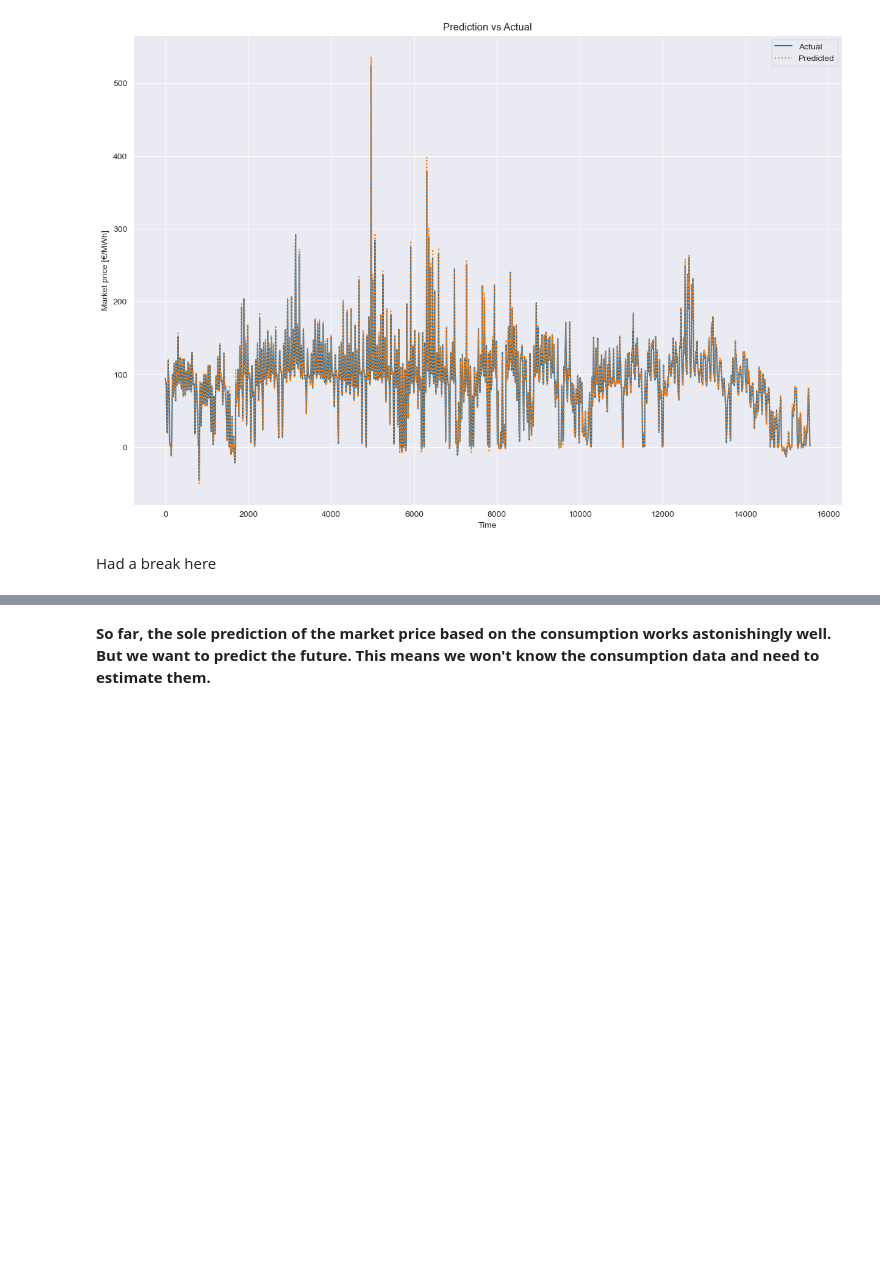
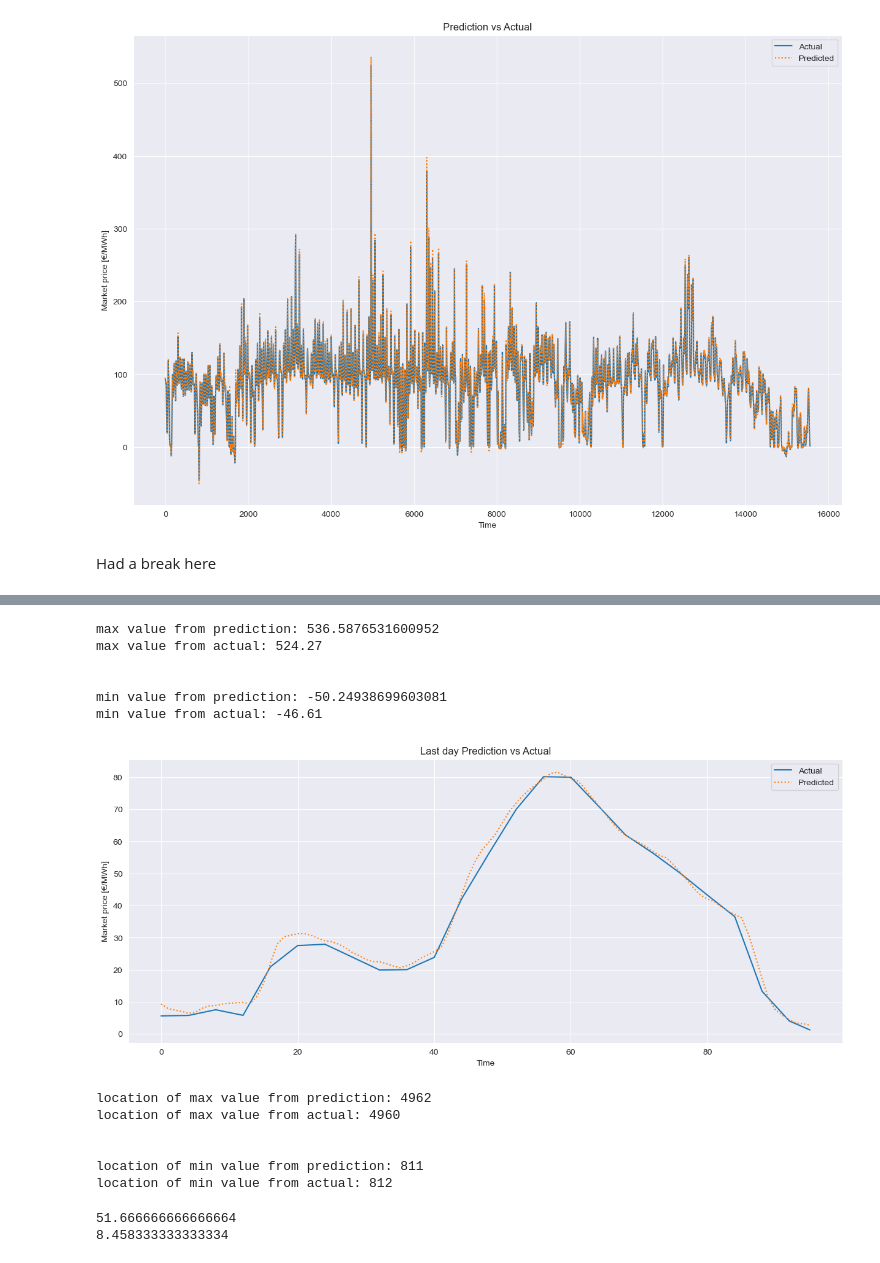
Before and after one commit to spyderroque/IBM_Advance_Data_Science, a Jupyter notebook: Energy/Notebooks/Data Modeling Sequential.ipynb, the cells around one changed output, grey strips where cells are left out. Cells and saved outputs as stored; diff of their text form; code cells hidden in the pictures; blank space fills up the shorter version.

Commit message:
Add files via upload
Update of a conclusion and what the Deep Neural Network model is predicting

```diff
--- a/Energy/Notebooks/Data Modeling Sequential.ipynb
+++ b/Energy/Notebooks/Data Modeling Sequential.ipynb
@@ -371,3 +371 @@ plt.show()
 [figure]
-# %% [markdown]
-**So far, the sole prediction of the market price based on the consumption works astonishingly well. But we want to predict the future. This means we won't know the consumption data and need to estimate them.**
@@ -380,0 +372,47 @@ for i in range(n_past, len(dataset)):
+# %%
+#let's take a closer look at the prediction
+
+print('max value from prediction:', Data_max_abs['DE']*prediction.max())
+print('max value from actual:', Data_max_abs['DE']*y_val_altered.max())
+print('\n')
+print('min value from prediction:', Data_max_abs['DE']*prediction.min())
+print('min value from actual:', Data_max_abs['DE']*y_val_altered.min())
+# %% [output]
+max value from prediction: 536.5876531600952
+max value from actual: 524.27
+
+
+min value from prediction: -50.24938699603081
+min value from actual: -46.61
+# %%
+plt.figure(figsize=(15,6))
+plt.plot(y_val_altered[-96:]*Data_max_abs['DE'], label='Actual')
+plt.plot(prediction[-96:]*Data_max_abs['DE'], label='Predicted', linestyle='dotted')
+plt.xlabel('Time')
+plt.ylabel('Market price [€/MWh]')
+plt.title('Last day Prediction vs Actual')
+
+plt.legend()
+plt.show()
+# %% [output]
+[figure, added]
+# %%
+print('location of max value from prediction:', prediction.argmax())
+print('location of max value from actual:', y_val_altered.argmax())
+print('\n')
+print('location of min value from prediction:', prediction.argmin())
+print('location of min value from actual:', y_val_altered.argmin())
+# %% [output]
+location of max value from prediction: 4962
+location of max value from actual: 4960
+
+
+location of min value from prediction: 811
+location of min value from actual: 812
+# %%
+# want to see the entire day, so let's find out, where themax value is.
+print(4960/96)
+print(812/96)
+# %% [output]
+51.666666666666664
+8.458333333333334
```
Also changed, not shown: parts of 4 cells of this notebook.
